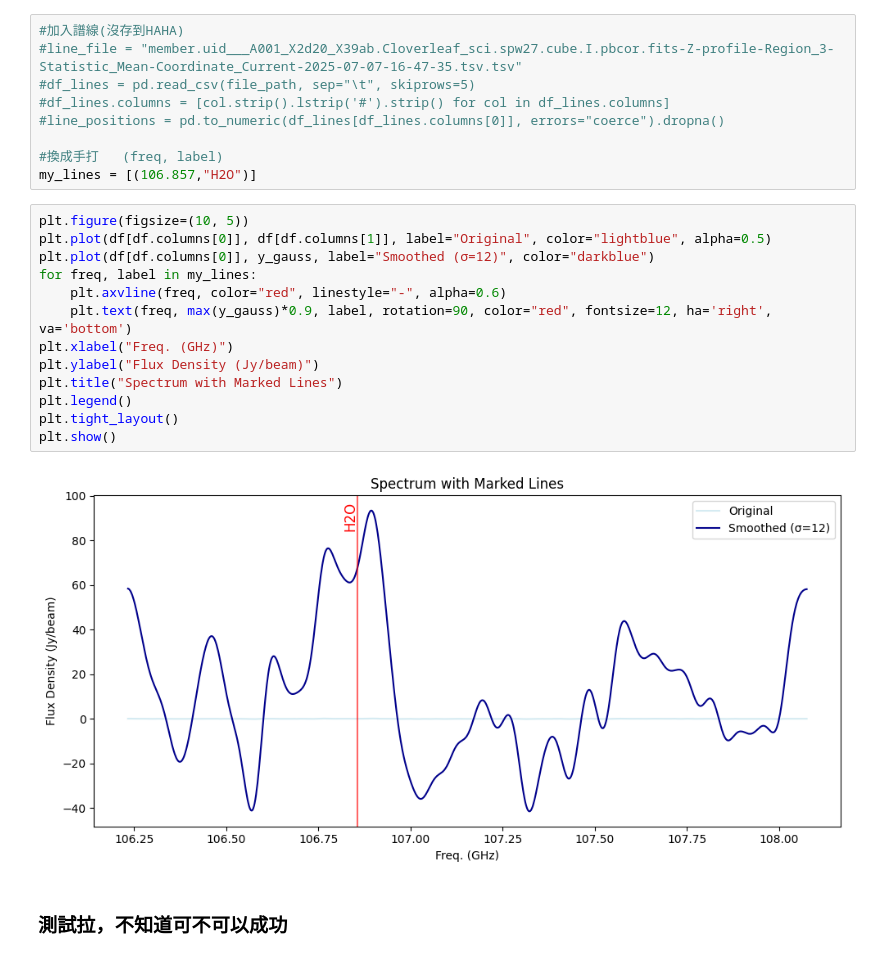
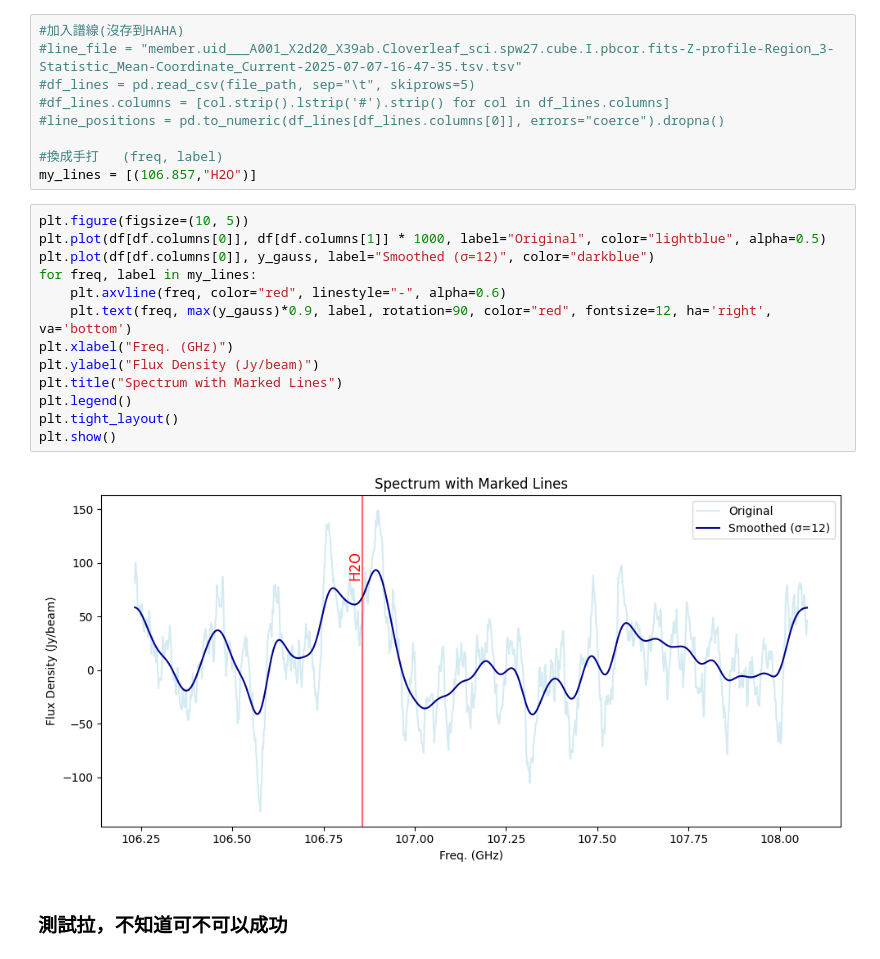
Before and after one commit to 000RF/spectral-line, a Jupyter notebook: Cloverleaf/spw27/spw27.ipynb, the cells around one changed output. Drawn from its saved outputs; the diff is of its cells as text.

```diff
--- a/Cloverleaf/spw27/spw27.ipynb
+++ b/Cloverleaf/spw27/spw27.ipynb
@@ -78,19 +78,19 @@ plt.show()
 my_lines = [(106.857,"H2O")]
 # %%
 plt.figure(figsize=(10, 5))
-plt.plot(df[df.columns[0]], df[df.columns[1]], label="Original", color="lightblue", alpha=0.5)
+plt.plot(df[df.columns[0]], df[df.columns[1]] * 1000, label="Original", color="lightblue", alpha=0.5)
 plt.plot(df[df.columns[0]], y_gauss, label="Smoothed (σ=12)", color="darkblue")
 for freq, label in my_lines:
     plt.axvline(freq, color="red", linestyle="-", alpha=0.6)
     plt.text(freq, max(y_gauss)*0.9, label, rotation=90, color="red", fontsize=12, ha='right', va='bottom')
 plt.xlabel("Freq. (GHz)")
 plt.ylabel("Flux Density (Jy/beam)")
 plt.title("Spectrum with Marked Lines")
 plt.legend()
 plt.tight_layout()
 plt.show()
 # %% [output]
-[figure, old version]
+[figure, new version]
 # %% [markdown]
 ### 測試拉，不知道可不可以成功
 # %% [markdown]
```
Also changed, not shown: parts of 2 cells of this notebook.
